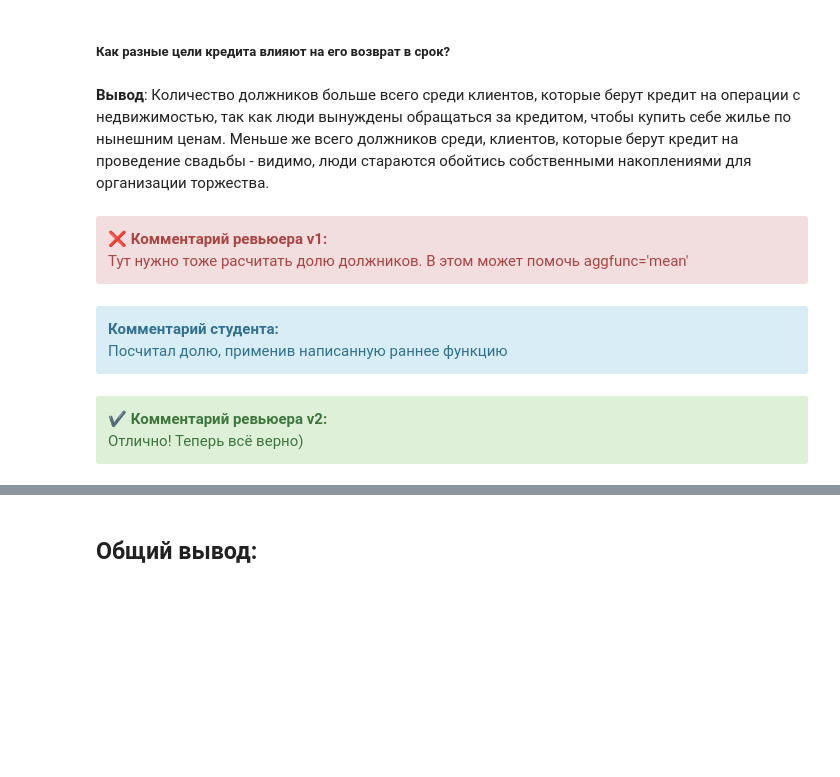
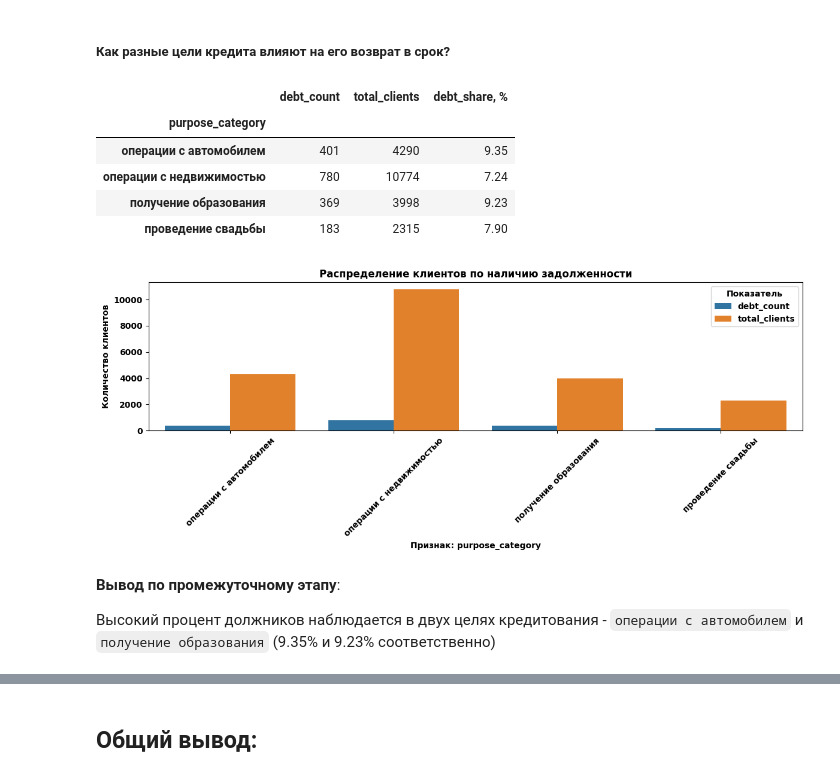
Before and after one commit to MrKostas/Yandex-Praktikum_Data-Analyst-projects, a Jupyter notebook: notebooks/DA_PetProject 2_The Reliability of Borrowers.ipynb, the cells around one changed output, grey strips where cells are left out. Saved outputs shown, nothing was run; the diff lists cells and outputs as text; code cells hidden in the pictures; blank space fills up the shorter version.

```diff
--- a/notebooks/DA_PetProject 2_The Reliability of Borrowers.ipynb
+++ b/notebooks/DA_PetProject 2_The Reliability of Borrowers.ipynb
@@ -604,21 +656,17 @@ display(df_pivot_debtors_income)
 # %% [markdown]
 ##### Как разные цели кредита влияют на его возврат в срок?
 # %%
-display(analyse_debt(['purpose_category']))
+# вывод информации по признаку 'purpose_category'
+analyse_debt('purpose_category')
+# %% [output]
+|  | debt_count | total_clients | debt_share, % |
+| purpose_category |  |  |  |
+| операции с автомобилем | 401 | 4290 | 9.35 |
+| операции с недвижимостью | 780 | 10774 | 7.24 |
+| получение образования | 369 | 3998 | 9.23 |
+| проведение свадьбы | 183 | 2315 | 7.90 |
+[figure, added]
 # %% [markdown]
-**Вывод**: Количество должников больше всего среди клиентов, которые берут кредит на операции с недвижимостью, так как люди вынуждены обращаться за кредитом, чтобы купить себе жилье по нынешним ценам. Меньше же всего должников среди, клиентов, которые берут кредит на проведение свадьбы - видимо, люди стараются обойтись собственными накоплениями для организации торжества.
+**Вывод по промежуточному этапу**:
+
+Высокий процент должников наблюдается в двух целях кредитования - `операции с автомобилем` и `получение образования` (9.35% и 9.23% соответственно)
-# %% [markdown]
-<div class="alert alert-danger">
-<b>❌ Комментарий ревьюера v1:</b>
-<br>Тут нужно тоже расчитать долю должников. В этом может помочь aggfunc='mean'
-</div>
-# %% [markdown]
-<div class="alert alert-info">
-<b>Комментарий студента:</b>
-<br>Посчитал долю, применив написанную раннее функцию
-</div>
-# %% [markdown]
-<div class="alert alert-success">
-<b>✔️ Комментарий ревьюера v2:</b>
-<br>Отлично! Теперь всё верно)
-</div>
```
Also changed, not shown: parts of 71 cells of this notebook, 2 other files.
